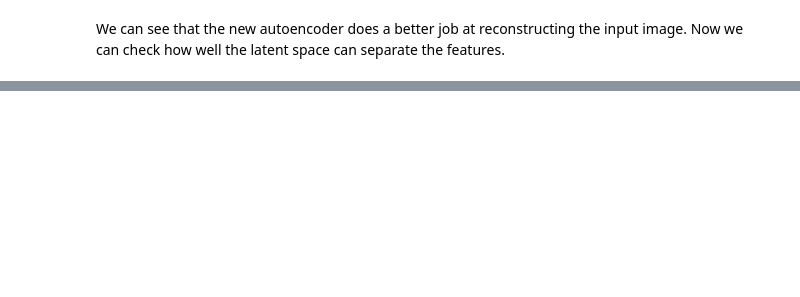
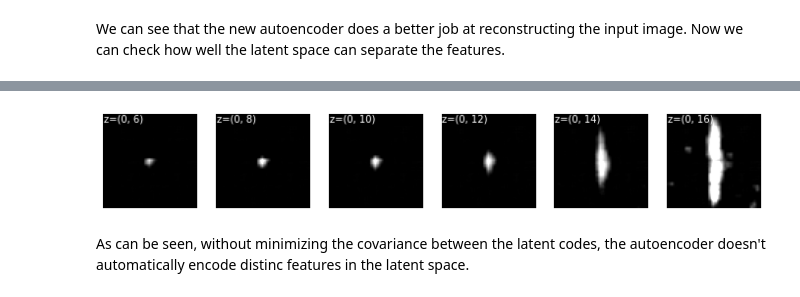
Before and after one commit to chuckedfromspace/pythonize, a Jupyter notebook: pythonize/ml/pca_ae_hierarchy.ipynb, the cells around one changed output, grey strips where cells are left out. Drawn from its saved outputs; the diff is of its cells as text; code cells hidden in the pictures; blank space fills up the shorter version.

```diff
--- a/pythonize/ml/pca_ae_hierarchy.ipynb
+++ b/pythonize/ml/pca_ae_hierarchy.ipynb
@@ -388,0 +462,13 @@ It is clear that the hierarchical method works as intended. It's interesting to
+# %%
+vals = [6, 8, 10, 12, 14, 16]
+_, ax = plt.subplots(1, len(vals), figsize=(12, 3))
+for i in range(len(vals)):
+    img_dec = decoder_2.predict([[0, vals[i]]])
+    ax[i].imshow(img_dec[0,...,0], cmap=plt.get_cmap('gray'), vmin=0, vmax=1)
+    ax[i].axis("off")
+    ax[i].text(0, 5, f"z=(0, {vals[i]})", c='w')
+plt.show()
+# %% [output]
+[figure, added]
+# %% [markdown]
+As can be seen, without minimizing the covariance between the latent codes, the autoencoder doesn't automatically encode distinc features in the latent space.
```
Also changed, not shown: parts of 21 cells of this notebook.
